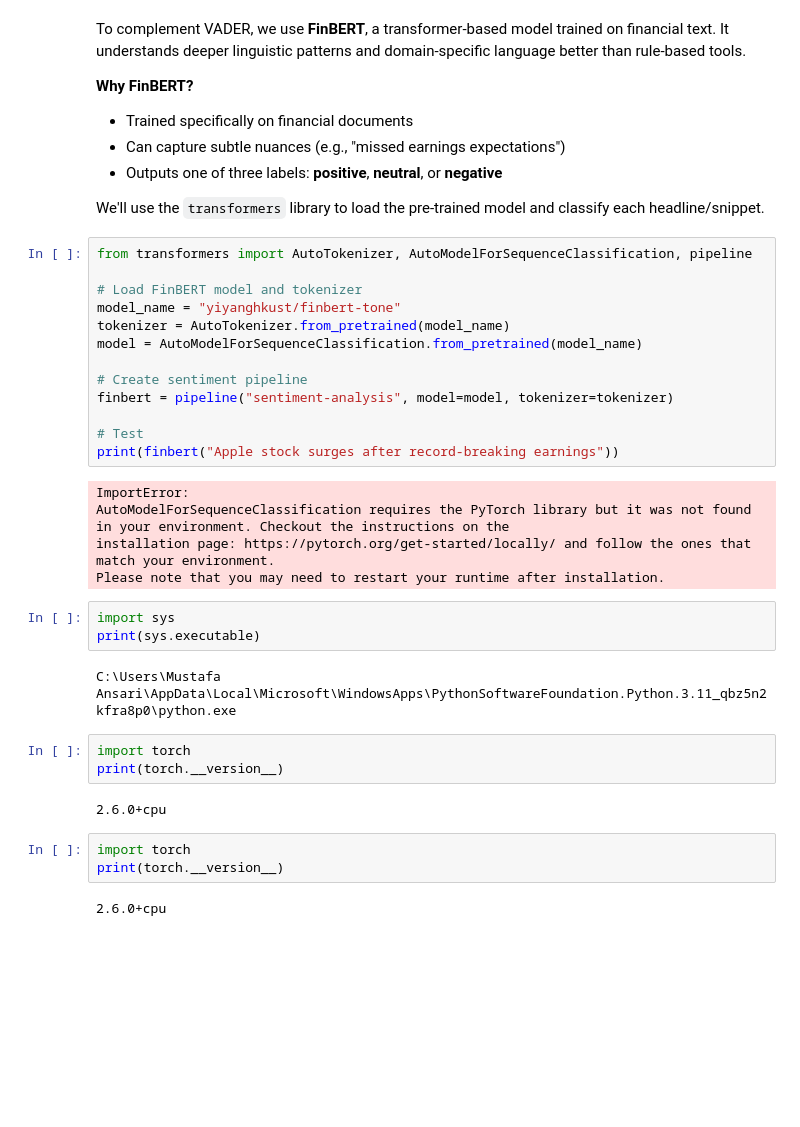
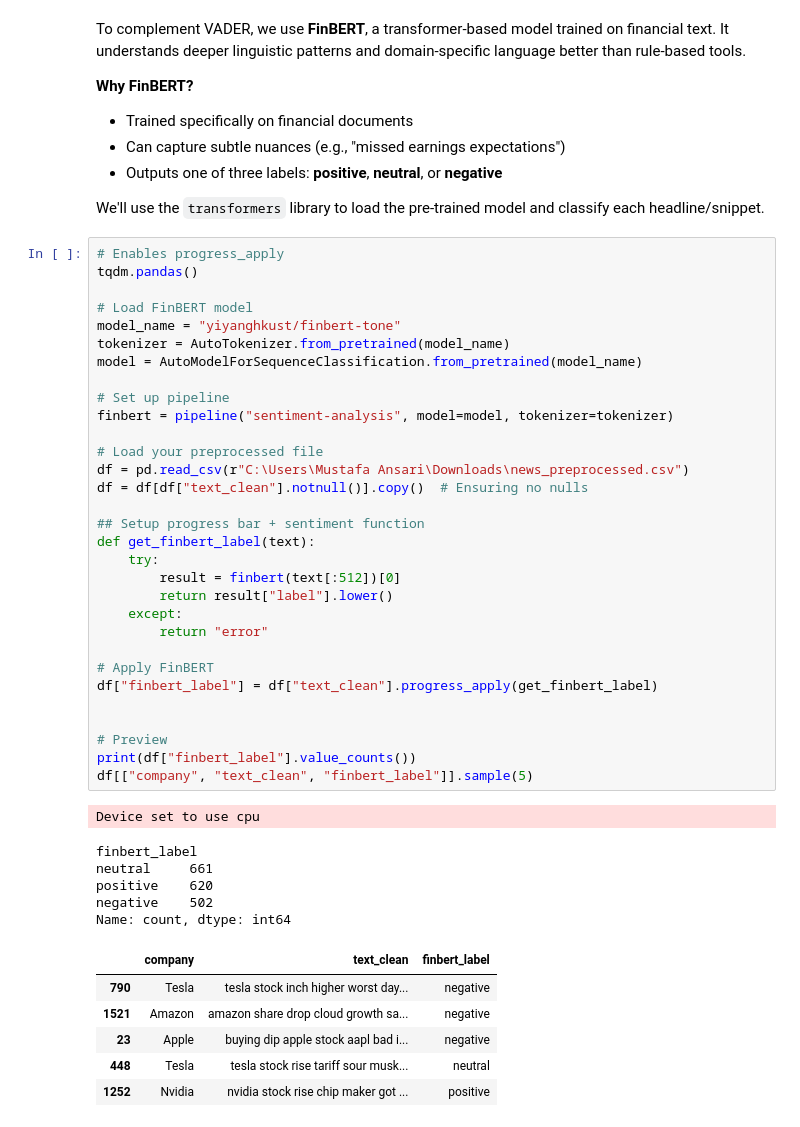
Before and after one commit to mansari40/NLP-FinancialRisk-Project, a Jupyter notebook: Final Project_Predicting financial risk using NLP.ipynb, the cells around one changed output. Saved outputs shown, nothing was run; the diff lists cells and outputs as text; blank space fills up the shorter version.

Commit message:
VADER & FinBert Commit

```diff
--- a/Final Project_Predicting financial risk using NLP.ipynb
+++ b/Final Project_Predicting financial risk using NLP.ipynb
@@ -404,35 +437,46 @@ To complement VADER, we use **FinBERT**, a transformer-based model trained on fi
 
 We'll use the `transformers` library to load the pre-trained model and classify each headline/snippet.
 # %%
-from transformers import AutoTokenizer, AutoModelForSequenceClassification, pipeline
+# Enables progress_apply
+tqdm.pandas()
 
-# Load FinBERT model and tokenizer
+# Load FinBERT model
 model_name = "yiyanghkust/finbert-tone"
 tokenizer = AutoTokenizer.from_pretrained(model_name)
 model = AutoModelForSequenceClassification.from_pretrained(model_name)
 
-# Create sentiment pipeline
+# Set up pipeline
 finbert = pipeline("sentiment-analysis", model=model, tokenizer=tokenizer)
 
-# Test
-print(finbert("Apple stock surges after record-breaking earnings"))
+# Load your preprocessed file
+df = pd.read_csv(r"C:\Users\Mustafa Ansari\Downloads\news_preprocessed.csv")
+df = df[df["text_clean"].notnull()].copy()  # Ensuring no nulls
+
+## Setup progress bar + sentiment function
+def get_finbert_label(text):
+    try:
+        result = finbert(text[:512])[0]
+        return result["label"].lower()
+    except:
+        return "error"
+
+# Apply FinBERT
+df["finbert_label"] = df["text_clean"].progress_apply(get_finbert_label)
+
+
+# Preview
+print(df["finbert_label"].value_counts())
+df[["company", "text_clean", "finbert_label"]].sample(5)
 # %% [output]
-ImportError:
-AutoModelForSequenceClassification requires the PyTorch library but it was not found in your environment. Checkout the instructions on the
-installation page: https://pytorch.org/get-started/locally/ and follow the ones that match your environment.
-Please note that you may need to restart your runtime after installation.
+Device set to use cpu
+finbert_label
+neutral     661
+positive    620
+negative    502
+Name: count, dtype: int64
+|  | company | text_clean | finbert_label |
+| 790 | Tesla | tesla stock inch higher worst day... | negative |
+| 1521 | Amazon | amazon share drop cloud growth sa... | negative |
+| 23 | Apple | buying dip apple stock aapl bad i... | negative |
+| 448 | Tesla | tesla stock rise tariff sour musk... | neutral |
+| 1252 | Nvidia | nvidia stock rise chip maker got ... | positive |
-# %%
-import sys
-print(sys.executable)
-# %% [output]
-C:\Users\Mustafa Ansari\AppData\Local\Microsoft\WindowsApps\PythonSoftwareFoundation.Python.3.11_qbz5n2kfra8p0\python.exe
-# %%
-import torch
-print(torch.__version__)
-# %% [output]
-2.6.0+cpu
-# %%
-import torch
-print(torch.__version__)
-# %% [output]
-2.6.0+cpu
```
Also changed, not shown: parts of 6 cells of this notebook.
